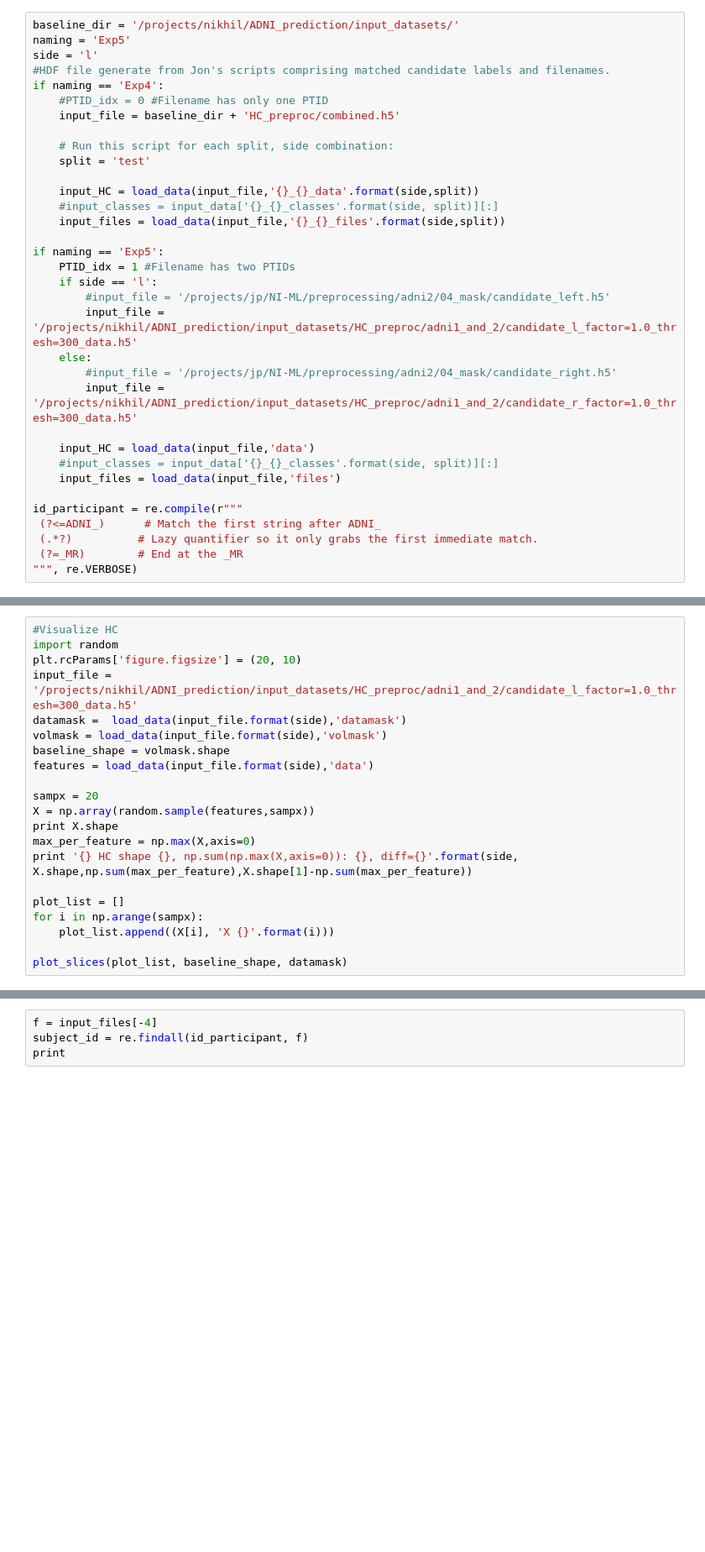
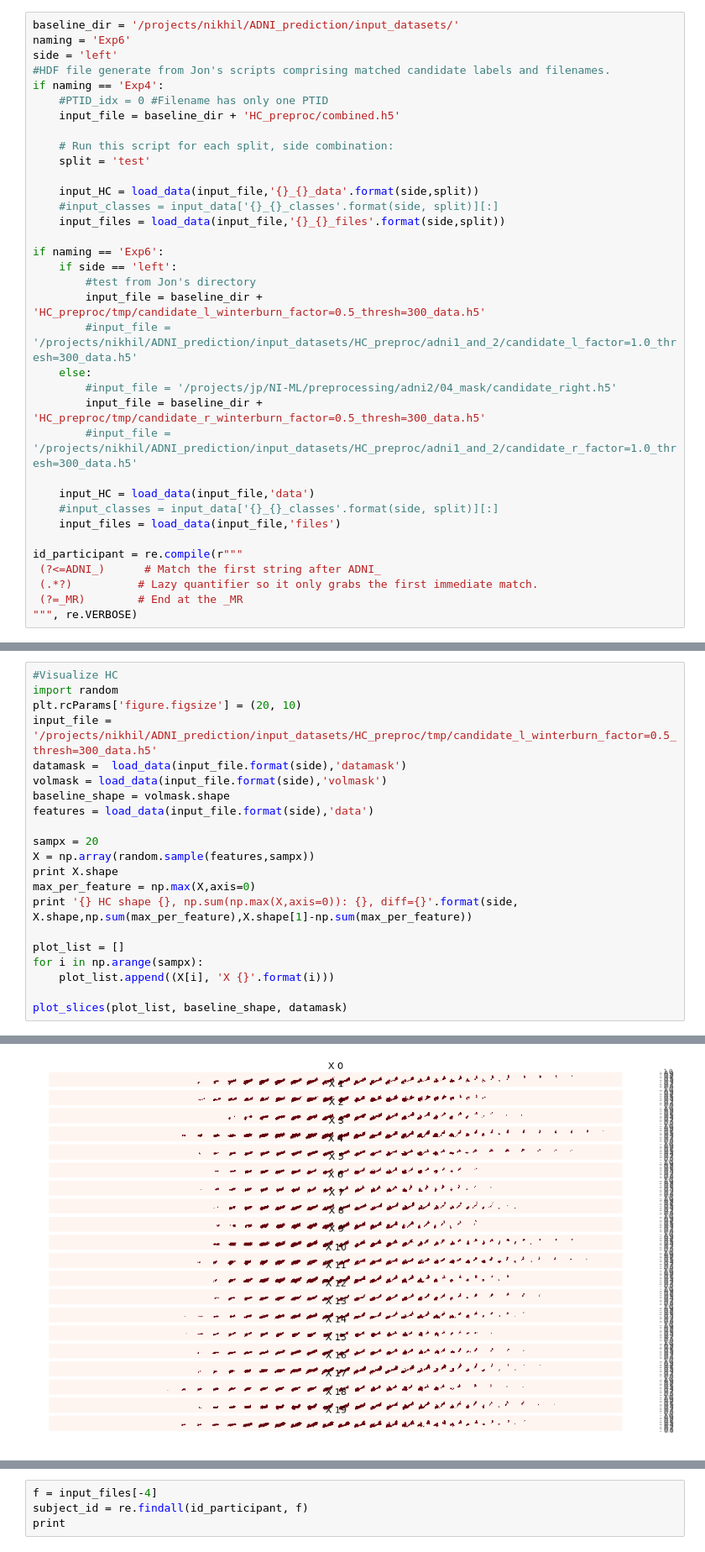
Before and after one commit to TIGRLab/NI-ML, a Jupyter notebook: models/notebooks/importHCData.ipynb, the cells around one changed output, grey strips where cells are left out. Shown at 84% size. Saved outputs shown, nothing was run; the diff lists cells and outputs as text; blank space fills up the shorter version.

```diff
--- a/models/notebooks/importHCData.ipynb
+++ b/models/notebooks/importHCData.ipynb
@@ -14,8 +15,8 @@ def load_data(data_path, input_node):
     return X
 # %%
 baseline_dir = '/projects/nikhil/ADNI_prediction/input_datasets/'
-naming = 'Exp5'
-side = 'l'
+naming = 'Exp6'
+side = 'left'
 #HDF file generate from Jon's scripts comprising matched candidate labels and filenames.
 if naming == 'Exp4':
     #PTID_idx = 0 #Filename has only one PTID
@@ -28,14 +29,15 @@ if naming == 'Exp4':
     #input_classes = input_data['{}_{}_classes'.format(side, split)][:]
     input_files = load_data(input_file,'{}_{}_files'.format(side,split))
 
-if naming == 'Exp5':
-    PTID_idx = 1 #Filename has two PTIDs
-    if side == 'l':
-        #input_file = '/projects/jp/NI-ML/preprocessing/adni2/04_mask/candidate_left.h5'
-        input_file = '/projects/nikhil/ADNI_prediction/input_datasets/HC_preproc/adni1_and_2/candidate_l_factor=1.0_thresh=300_data.h5'
+if naming == 'Exp6':
+    if side == 'left':
+        #test from Jon's directory
+        input_file = baseline_dir + 'HC_preproc/tmp/candidate_l_winterburn_factor=0.5_thresh=300_data.h5'
+        #input_file = '/projects/nikhil/ADNI_prediction/input_datasets/HC_preproc/adni1_and_2/candidate_l_factor=1.0_thresh=300_data.h5'
     else:
         #input_file = '/projects/jp/NI-ML/preprocessing/adni2/04_mask/candidate_right.h5'
-        input_file = '/projects/nikhil/ADNI_prediction/input_datasets/HC_preproc/adni1_and_2/candidate_r_factor=1.0_thresh=300_data.h5'
+        input_file = baseline_dir + 'HC_preproc/tmp/candidate_r_winterburn_factor=0.5_thresh=300_data.h5'
+        #input_file = '/projects/nikhil/ADNI_prediction/input_datasets/HC_preproc/adni1_and_2/candidate_r_factor=1.0_thresh=300_data.h5'
 
     input_HC = load_data(input_file,'data')
     #input_classes = input_data['{}_{}_classes'.format(side, split)][:]
@@ -137,7 +211,7 @@ print len(matches)
 #Visualize HC
 import random
 plt.rcParams['figure.figsize'] = (20, 10)
-input_file = '/projects/nikhil/ADNI_prediction/input_datasets/HC_preproc/adni1_and_2/candidate_l_factor=1.0_thresh=300_data.h5'
+input_file = '/projects/nikhil/ADNI_prediction/input_datasets/HC_preproc/tmp/candidate_l_winterburn_factor=0.5_thresh=300_data.h5'
 datamask =  load_data(input_file.format(side),'datamask')
 volmask = load_data(input_file.format(side),'volmask')
 baseline_shape = volmask.shape
@@ -154,3 +228,4 @@ for i in np.arange(sampx):
     plot_list.append((X[i], 'X {}'.format(i)))
 
 plot_slices(plot_list, baseline_shape, datamask)
+# %% [output]
@@ -157,3 +234,4 @@ plot_slices(plot_list, baseline_shape, datamask)
+[figure, added]
 # %%
 from scipy.stats.mstats_basic import mquantiles
 from sklearn.utils.extmath import randomized_svd
```
Also changed, not shown: parts of 14 cells of this notebook, 9 other files.
